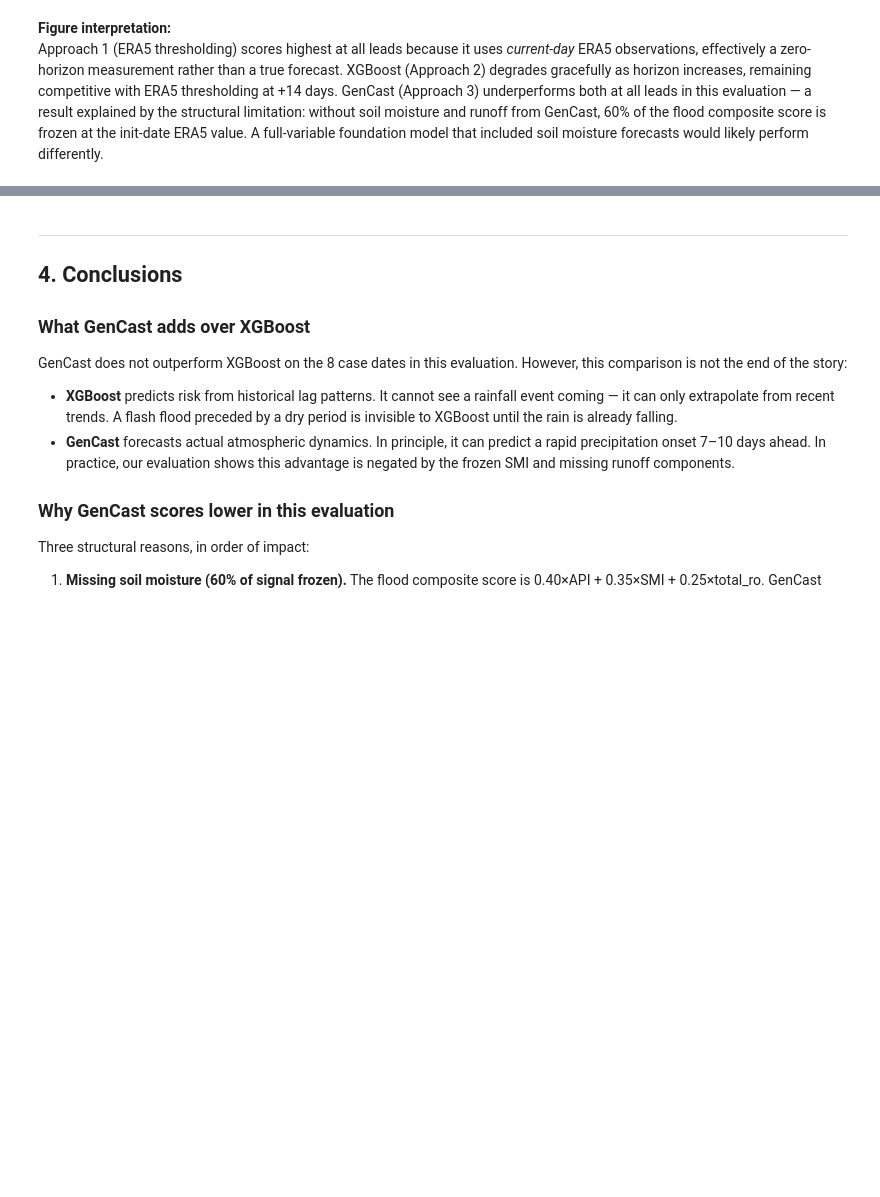
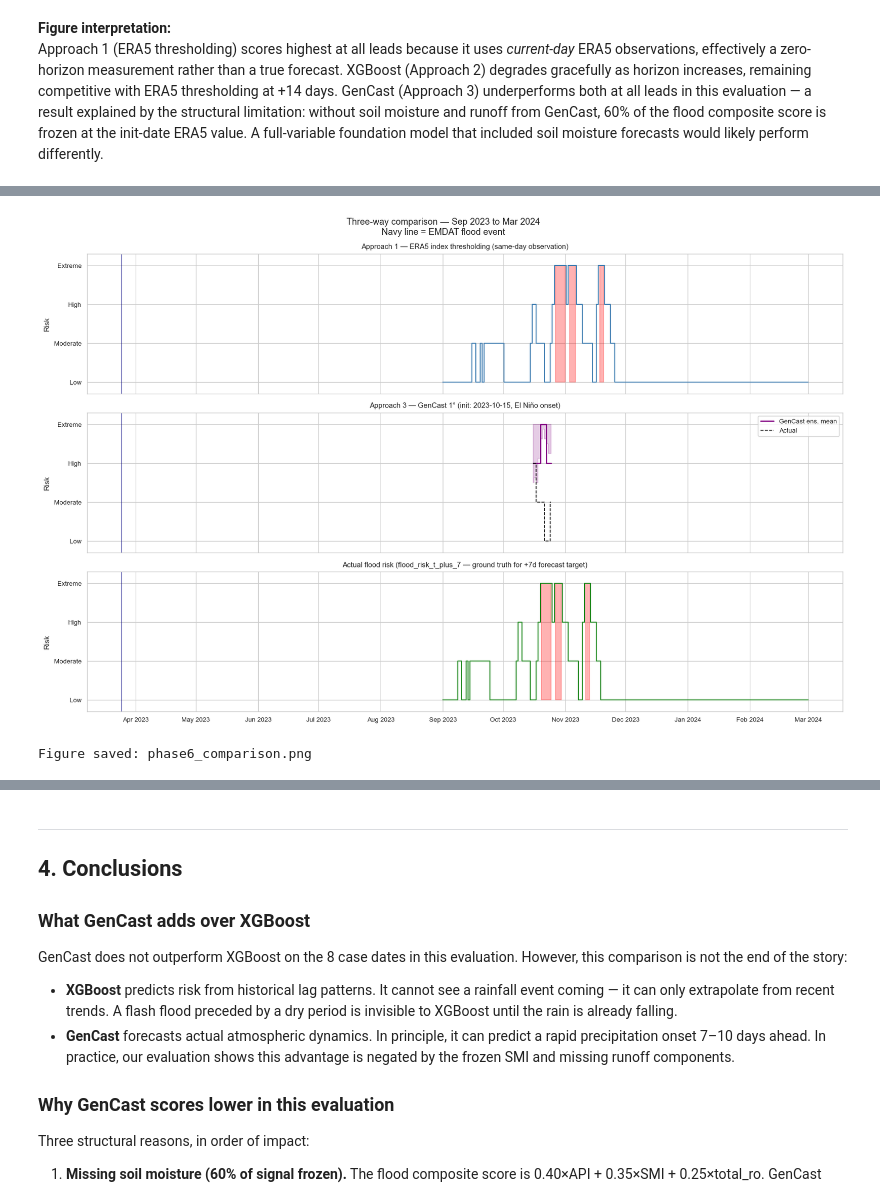
Before and after one commit to lalutir/datalab-v, a Jupyter notebook: notebooks/phase6_foundation_model.ipynb, the cells around one changed output, grey strips where cells are left out. Drawn from its saved outputs; the diff is of its cells as text; code cells hidden in the pictures; blank space fills up the shorter version.

```diff
--- a/notebooks/phase6_foundation_model.ipynb
+++ b/notebooks/phase6_foundation_model.ipynb
@@ -341,8 +438,8 @@ ax.step(era5_sub.index, era5_sub.values, where='mid',
 ax.fill_between(era5_sub.index, era5_sub.values,
                 step='mid', where=era5_sub.values >= 3,
                 color='red', alpha=0.3)
-ax.set_yticks(range(5))
-ax.set_yticklabels([LABEL_MAP[k] for k in range(5)], fontsize=8)
+ax.set_yticks(range(4))
+ax.set_yticklabels([LABEL_MAP[k] for k in range(4)], fontsize=8)
 ax.set_ylabel('Risk', fontsize=9)
 ax.set_title('Approach 1 — ERA5 index thresholding (same-day observation)', fontsize=9)
 
@@ -355,39 +452,42 @@ ax.fill_between(gm_oct['forecast_date'], gm_oct['gm_flood_ens_mean'],
                 gm_oct['gm_flood_ens_max'], alpha=0.2, color='purple', step='mid')
 ax.step(gm_oct['forecast_date'], gm_oct['actual_flood_risk'].fillna(0),
         where='mid', color='black', lw=1.0, ls='--', label='Actual')
-ax.set_yticks(range(5))
-ax.set_yticklabels([LABEL_MAP[k] for k in range(5)], fontsize=8)
+ax.set_yticks(range(4))
+ax.set_yticklabels([LABEL_MAP[k] for k in range(4)], fontsize=8)
 ax.set_ylabel('Risk', fontsize=9)
 ax.set_title('Approach 3 — GenCast 1° (init: 2023-10-15, El Niño onset)', fontsize=9)
 ax.legend(fontsize=8, loc='upper right')
 
 # Panel 3: Actual flood risk (target)
 ax = axes[2]
 actual_sub = test_df.loc[test_df.index.isin(date_range), 'flood_risk_t_plus_7'].dropna()
 ax.step(actual_sub.index, actual_sub.values, where='mid',
         color='forestgreen', lw=1.2)
 ax.fill_between(actual_sub.index, actual_sub.values,
                 step='mid', where=actual_sub.values >= 3,
                 color='red', alpha=0.3)
-ax.set_yticks(range(5))
-ax.set_yticklabels([LABEL_MAP[k] for k in range(5)], fontsize=8)
+ax.set_yticks(range(4))
+ax.set_yticklabels([LABEL_MAP[k] for k in range(4)], fontsize=8)
 ax.set_ylabel('Risk', fontsize=9)
 ax.set_title('Actual flood risk (flood_risk_t_plus_7 — ground truth for +7d forecast target)', fontsize=9)
 
 for ax in axes:
-    ax.set_ylim(-0.3, 4.3)
+    ax.set_ylim(-0.3, 3.3)
     for _, row in eth_flood.iterrows():
         ax.axvline(row['start_date'], color='navy', alpha=0.5, lw=1.2)
 
 axes[-1].xaxis.set_major_locator(mdates.MonthLocator())
 axes[-1].xaxis.set_major_formatter(mdates.DateFormatter('%b %Y'))
 axes[-1].tick_params(axis='x', labelsize=8)
 
 fig.suptitle('Three-way comparison — Sep 2023 to Mar 2024\nNavy line = EMDAT flood event',
              fontsize=11)
 plt.tight_layout()
 plt.savefig('figures/phase6_comparison.png', dpi=150, bbox_inches='tight')
 plt.show()
 print('Figure saved: phase6_comparison.png')
+# %% [output]
+[figure, added]
+Figure saved: phase6_comparison.png
 # %%
 # ── Miss analysis ──────────────────────────────────────────────────────────────
```
Also changed, not shown: parts of 12 cells of this notebook, 7 other files.
